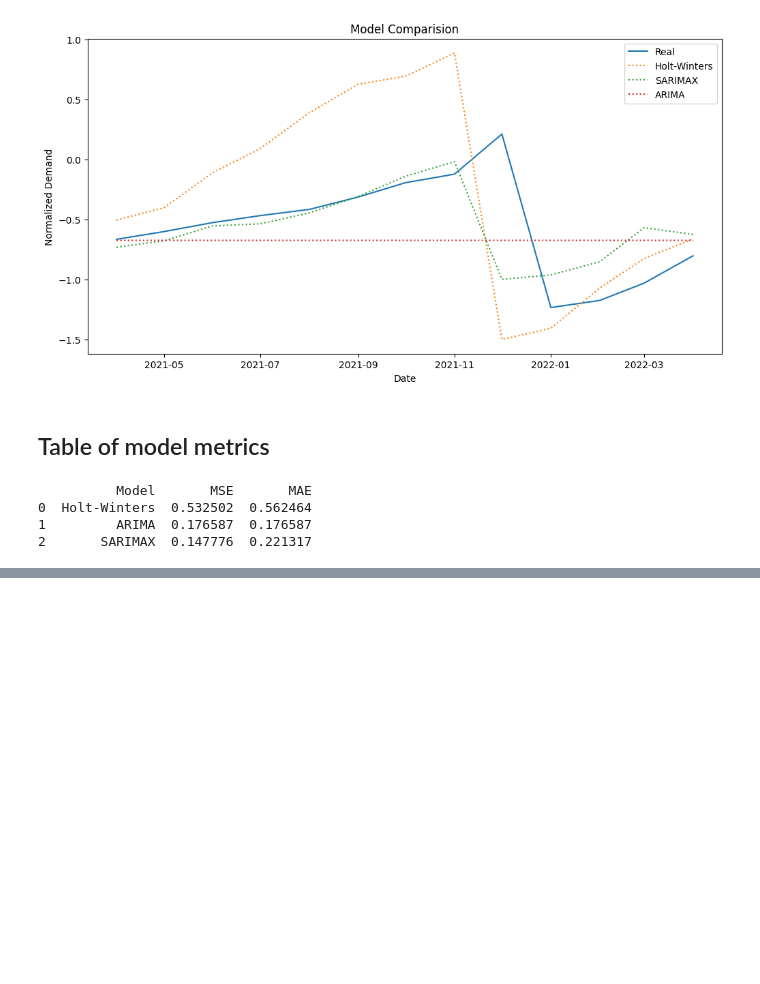
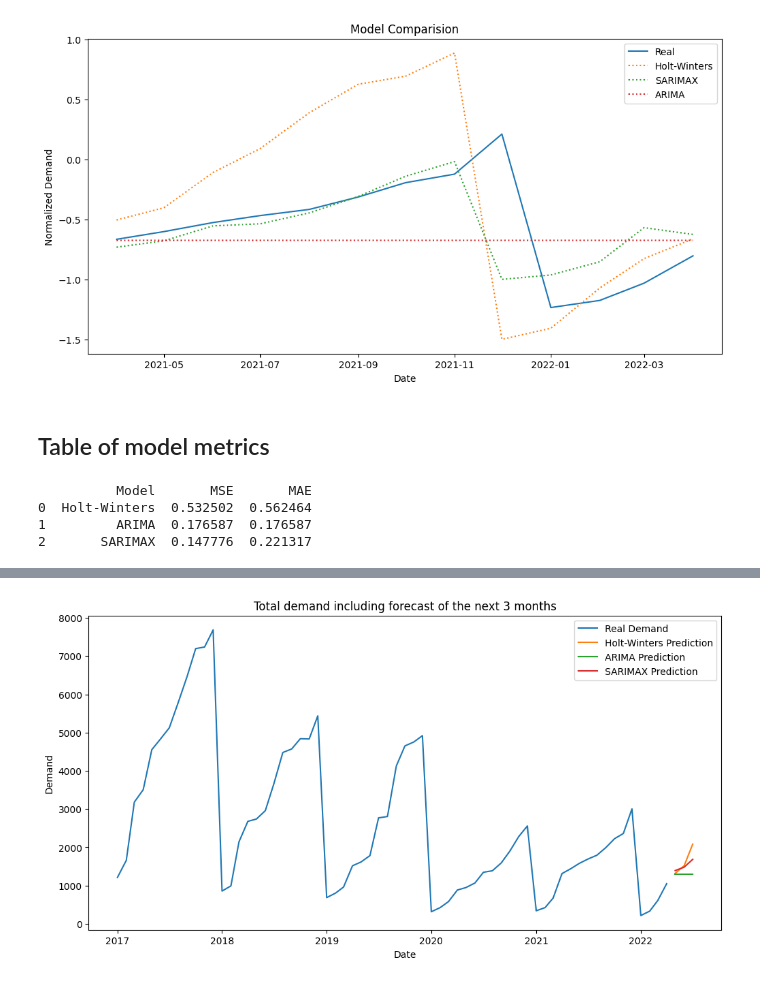
Before and after one commit to JD-PerezN/prueba_profesional_ml, a Jupyter notebook: code/time_series_demand.ipynb, the cells around one changed output, grey strips where cells are left out. Saved outputs shown, nothing was run; the diff lists cells and outputs as text; code cells hidden in the pictures; blank space fills up the shorter version.

```diff
--- a/code/time_series_demand.ipynb
+++ b/code/time_series_demand.ipynb
@@ -254,0 +312,11 @@ plt.show()
+# %%
+inversed_predictions = standard_scaler.inverse_transform(predictions_df)
+
+df_inversed_predictions = pd.DataFrame(
+    {
+        'Holt-Winters': inversed_predictions[:, 0],
+        'ARIMA': inversed_predictions[:, 1],
+        'SARIMAX': inversed_predictions[:, 2]
+    },
+    index=future_dates
+)
@@ -254,0 +330,4 @@ plt.show()
+# %%
+df_predictions_inverse = pd.concat([data, df_inversed_predictions])
+
+df_predictions_inverse.tail()
@@ -254,0 +341,13 @@ plt.show()
+# %%
+plt.figure(figsize=(12, 6))
+plt.plot(data['Demand'], label='Real Demand')
+plt.plot(df_predictions_inverse.index, df_predictions_inverse['Holt-Winters'], label='Holt-Winters Prediction')
+plt.plot(df_predictions_inverse.index, df_predictions_inverse['ARIMA'], label='ARIMA Prediction')
+plt.plot(df_predictions_inverse.index, df_predictions_inverse['SARIMAX'], label='SARIMAX Prediction')
+plt.title('Total demand including forecast of the next 3 months')
+plt.xlabel('Date')
+plt.ylabel('Demand')
+plt.legend()
+plt.show()
+# %% [output]
+[figure, added]
```
Also changed, not shown: parts of 54 cells of this notebook.
